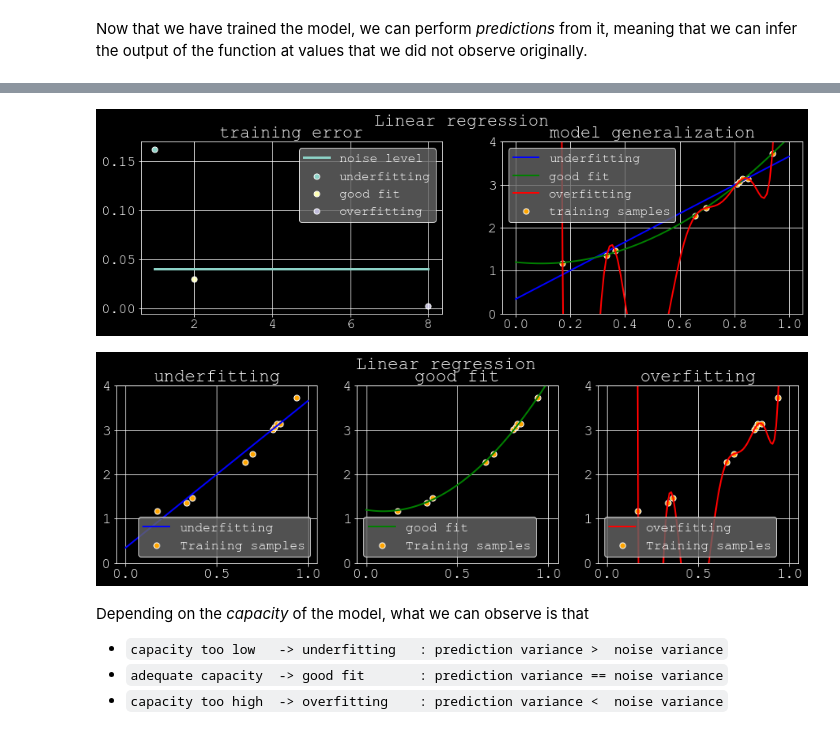
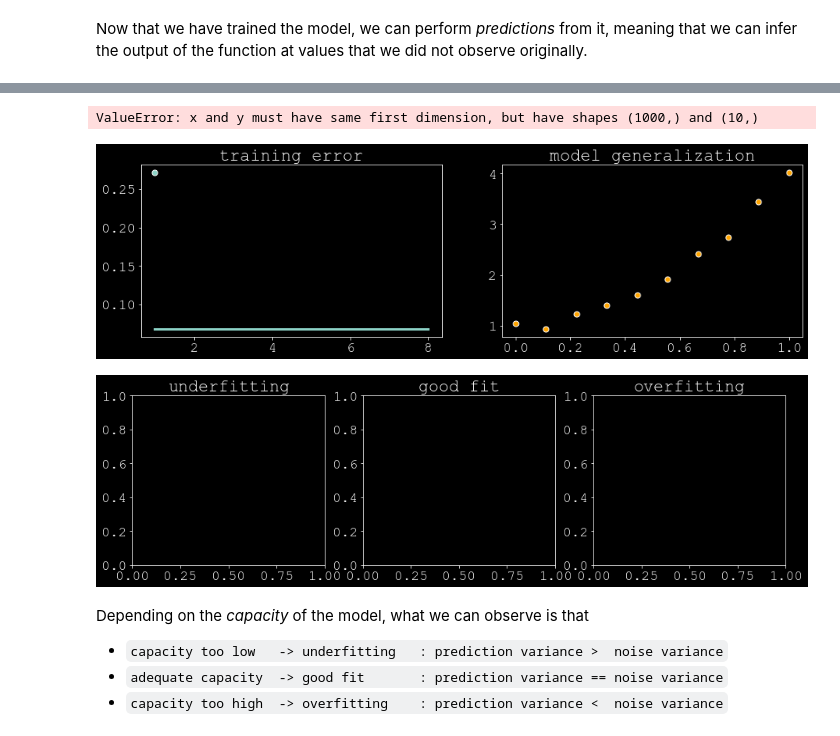
Before and after one commit to esling/atiam_ml, a Jupyter notebook: 01a_machine_learning.ipynb, the cells around one changed output, grey strips where cells are left out. Saved outputs shown, nothing was run; the diff lists cells and outputs as text; code cells hidden in the pictures.

```diff
--- a/01a_machine_learning.ipynb
+++ b/01a_machine_learning.ipynb
@@ -163,29 +160,39 @@ In real-life problem, we are aiming to find the parameters of a model, but we do
 
 We can observe this idea and play with it directly by trying to find a function approximating our previous observations with a polynomial function chosen to have a degree inside \([1,2,8]\).
 # %%
-X_plot = x_plot[:, np.newaxis]
+# Generating the data and subsampling
+x_all = np.linspace(0, 1, 10);
+rng.shuffle(x_all);
+x = np.sort(x_all[:10])
+poly = np.poly1d([3,0,1])
+# Adding some external
+epsilon = np.random.uniform(-0.1,0.1,x.shape)
+y = poly(x)+ epsilon
+X_plot = x[:, np.newaxis]
+X = x[:, np.newaxis]
 ax1, ax2 = prep_plots(["training error", "model generalization"], fig_size=(15,4), fig_num=1)
 ax1.plot([1,8], [nnstd, nnstd], label="noise level")
 ax2.scatter(x, y, color='orange', edgecolor='w', s=50, marker='o', label="training samples")
 colors = ['blue', 'green', 'red']; labels = ['underfitting', 'good fit', 'overfitting']
 axes_sub = prep_plots(labels, fig_size=(15,4), fig_num=2)
 # Optimize different degree polynomials
 for count, degree in enumerate([1,2,8]):
     model = make_pipeline(PolynomialFeatures(degree), LinearRegression())
     model.fit(X, y)
     Y_model_err = np.sqrt(np.mean(np.square(y-model.predict(X))))
     y_plot = model.predict(X_plot)
     ax1.scatter(degree, Y_model_err, s=50, marker="o", edgecolor='w', label=labels[count])
     ax2.plot(x_plot, y_plot, color=colors[count], linewidth=2,label=labels[count])
     ax2.set_ylim((0,4))
     axes_sub[count].scatter(x, y, color='orange', edgecolor='w', s=50, marker='o', label="Training samples")
     axes_sub[count].plot(x_plot, y_plot, color=colors[count], linewidth=2,label=labels[count])
     axes_sub[count].set_ylim((0,4))
 finalize_plots(axes_sub, fig_title="Linear regression")
 finalize_plots([ax1,ax2], fig_title="Linear regression")
 # %% [output]
+ValueError: x and y must have same first dimension, but have shapes (1000,) and (10,)
-[figure, old version]
+[figure, new version]
-[figure, old version]
+[figure, new version]
 # %% [markdown]
 
 Depending on the _capacity_ of the model, what we can observe is that
```
Also changed, not shown: parts of 7 cells of this notebook.
